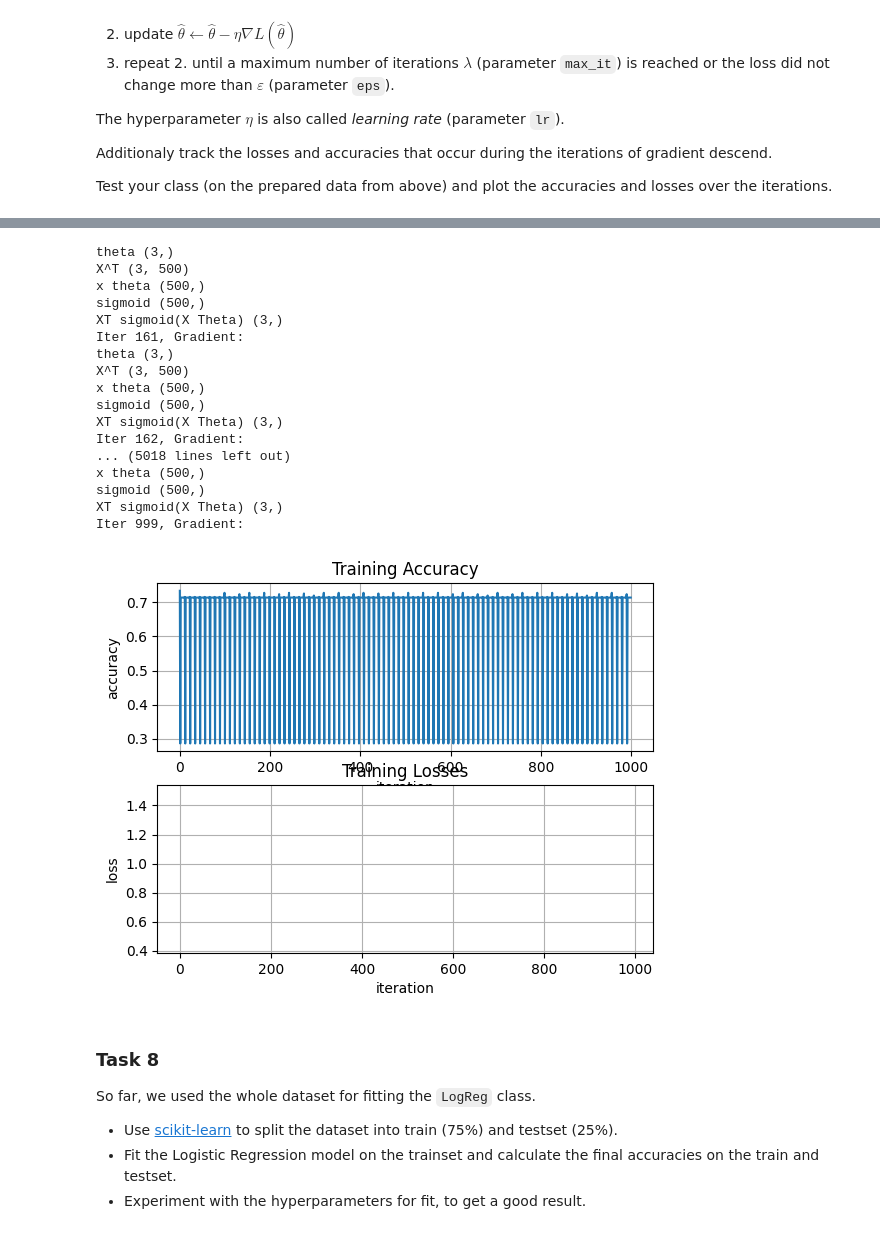
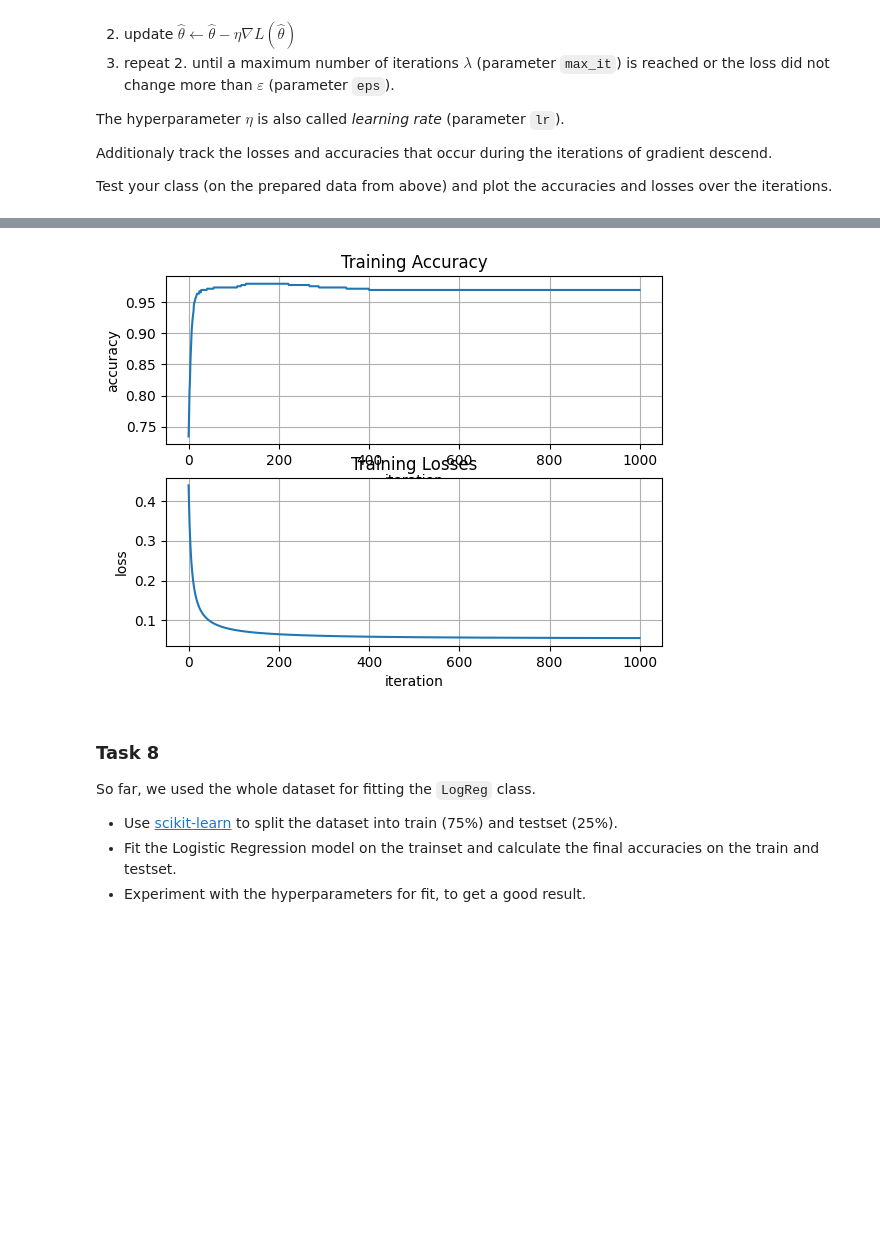
Before and after one commit to HerrMotz/AGDML-Lab, a Jupyter notebook: 03_Logistic_Regression/03_Logistic_Regression.ipynb, the cells around one changed output, grey strips where cells are left out. Cells and saved outputs as stored; diff of their text form; code cells hidden in the pictures; blank space fills up the shorter version.

```diff
--- a/03_Logistic_Regression/03_Logistic_Regression.ipynb
+++ b/03_Logistic_Regression/03_Logistic_Regression.ipynb
@@ -315,23 +306,22 @@ def cross_entropy_gradient(X : np.ndarray, Y : np.ndarray, theta : np.ndarray):
         gradient at point theta
     '''
     # implement
-    print("theta", theta.shape)
-    print("X^T", X.T.shape)
-
-    print("x theta", (X @ theta).shape)
-    print("sigmoid", sigmoid(X @ theta).shape)
-    print("XT sigmoid(X Theta)", (X.T @ sigmoid(X @ theta)).shape)
-
-    return np.mean(X.T @ (sigmoid(X @ theta) - Y))
+    return 1/X.shape[0] * (X.T @ (sigmoid(X @ theta) - Y))
 
 # test function
 np.random.seed(0)
 
-_cross_entropy_gradient = cross_entropy_gradient(
-    X_affine,
-    Y,
-    np.random.rand(X_affine.shape[1])
-)
 
-'cross entropy gradient', _cross_entropy_gradient
+_theta_iter = np.random.rand(X_affine.shape[1])
+
+for i in range(10):
+    _cross_entropy_gradient = cross_entropy_gradient(
+        X_affine,
+        Y,
+        _theta_iter
+    )
+    _theta_iter = _theta_iter - (0.01 * _cross_entropy_gradient)
+
+
+'ex. cross entropy gradient', _cross_entropy_gradient
 # %% [output]
@@ -403,14 +388,16 @@ class LogReg():
 
             ceg = cross_entropy_gradient(X, Y, self.theta)
 
-            # if i % 100 == 0:
-            print(f"Iter {i}, Gradient: ")
+            if i % 100 == 0:
+                print(f"Iter {i}, Accuracy: {accuracy}")
 
             if loss < eps:
                 break
 
             self.theta -= ceg
 
+        print("\nAccuracy start:", self.accs[0], "\nAccuracy finish:", self.accs[-1])
+        print("Finished due to", "max_it reached" if i == max_it-1 else "change smaller than epsilon")
         pass
 
 # TODO: test class + plot losses/accuracies
@@ -455,21 +441,4 @@ Iter 160, Gradient:
-theta (3,)
-X^T (3, 500)
-x theta (500,)
-sigmoid (500,)
-XT sigmoid(X Theta) (3,)
-Iter 161, Gradient:
-theta (3,)
-X^T (3, 500)
-x theta (500,)
-sigmoid (500,)
-XT sigmoid(X Theta) (3,)
-Iter 162, Gradient:
-... (5018 lines left out)
-x theta (500,)
-sigmoid (500,)
-XT sigmoid(X Theta) (3,)
-Iter 999, Gradient:
-[figure, old version]
+[figure, new version]
 # %% [markdown]
 ### Task 8
 
```
Also changed, not shown: parts of 6 cells of this notebook.
